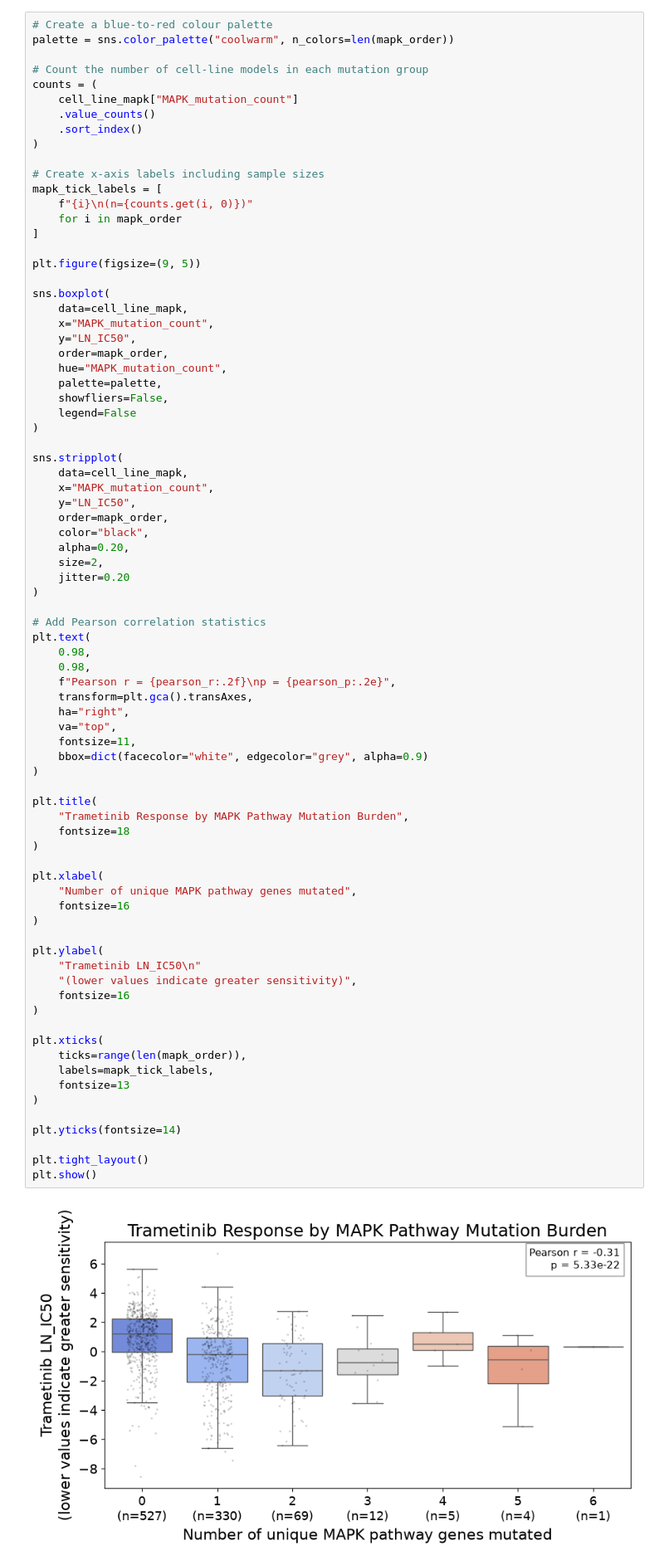
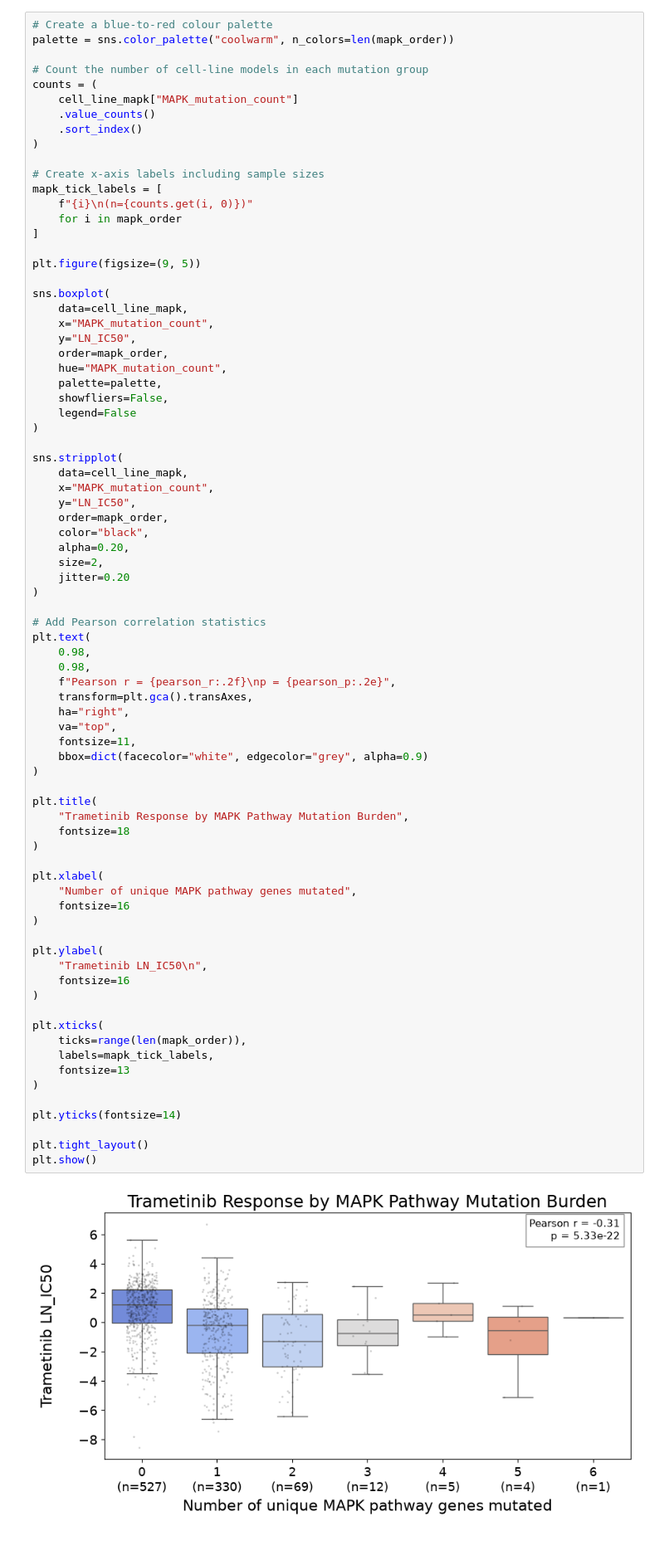
Before and after one commit to carolinemalaihull/trametinib-drug-response-ml, a Jupyter notebook: notebooks/01_data_exploration.ipynb, the cells around one changed output. Shown at 83% size. Saved outputs shown, nothing was run; the diff lists cells and outputs as text.

```diff
--- a/notebooks/01_data_exploration.ipynb
+++ b/notebooks/01_data_exploration.ipynb
@@ -1050,36 +1051,35 @@ plt.text(
     va="top",
     fontsize=11,
     bbox=dict(facecolor="white", edgecolor="grey", alpha=0.9)
 )
 
 plt.title(
     "Trametinib Response by MAPK Pathway Mutation Burden",
     fontsize=18
 )
 
 plt.xlabel(
     "Number of unique MAPK pathway genes mutated",
     fontsize=16
 )
 
 plt.ylabel(
-    "Trametinib LN_IC50\n"
-    "(lower values indicate greater sensitivity)",
+    "Trametinib LN_IC50\n",
     fontsize=16
 )
 
 plt.xticks(
     ticks=range(len(mapk_order)),
     labels=mapk_tick_labels,
     fontsize=13
 )
 
 plt.yticks(fontsize=14)
 
 plt.tight_layout()
 plt.show()
 # %% [output]
-[figure, old version]
+[figure, new version]
 # %% [markdown]
 ### MAPK Pathway Mutation Burden and Trametinib Response
 
```
Also changed, not shown: parts of 3 cells of this notebook.
